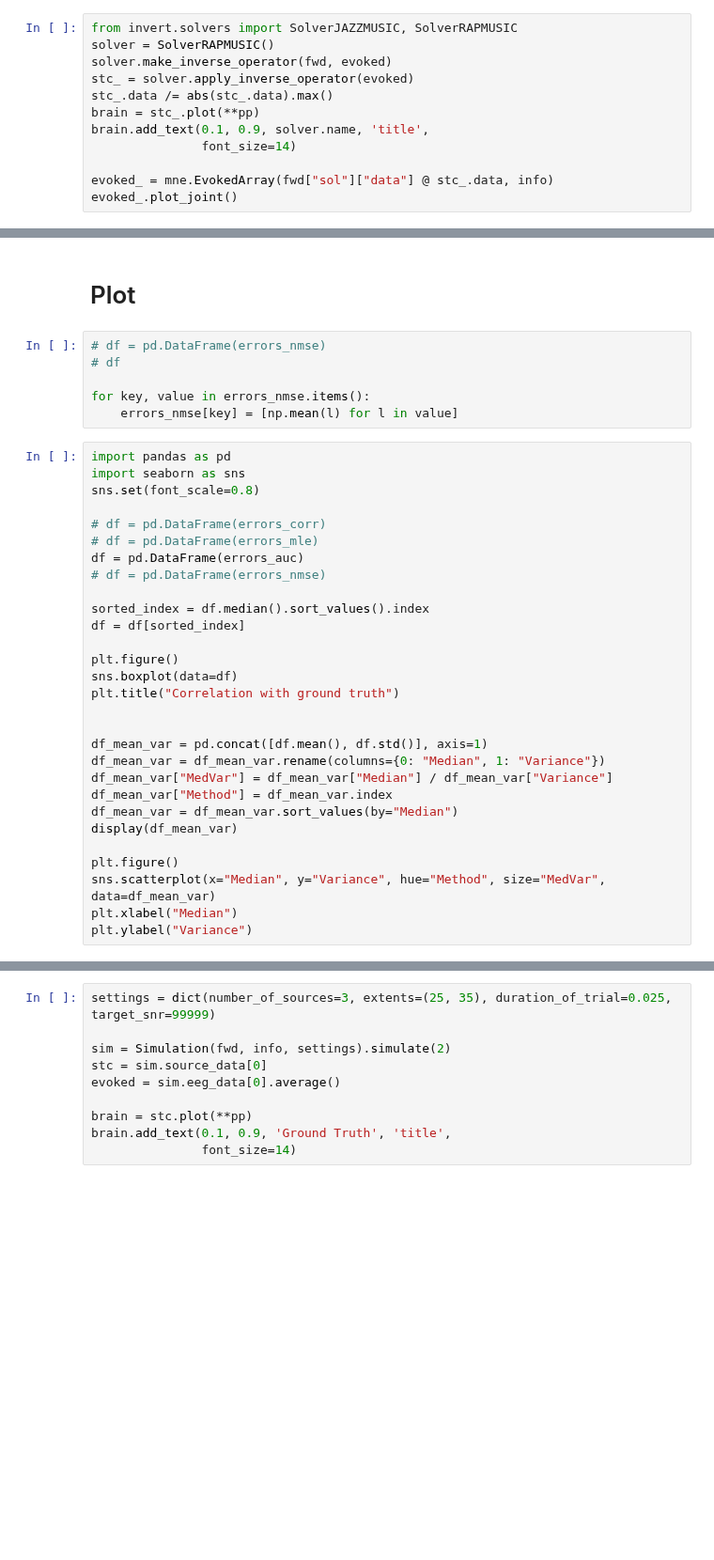
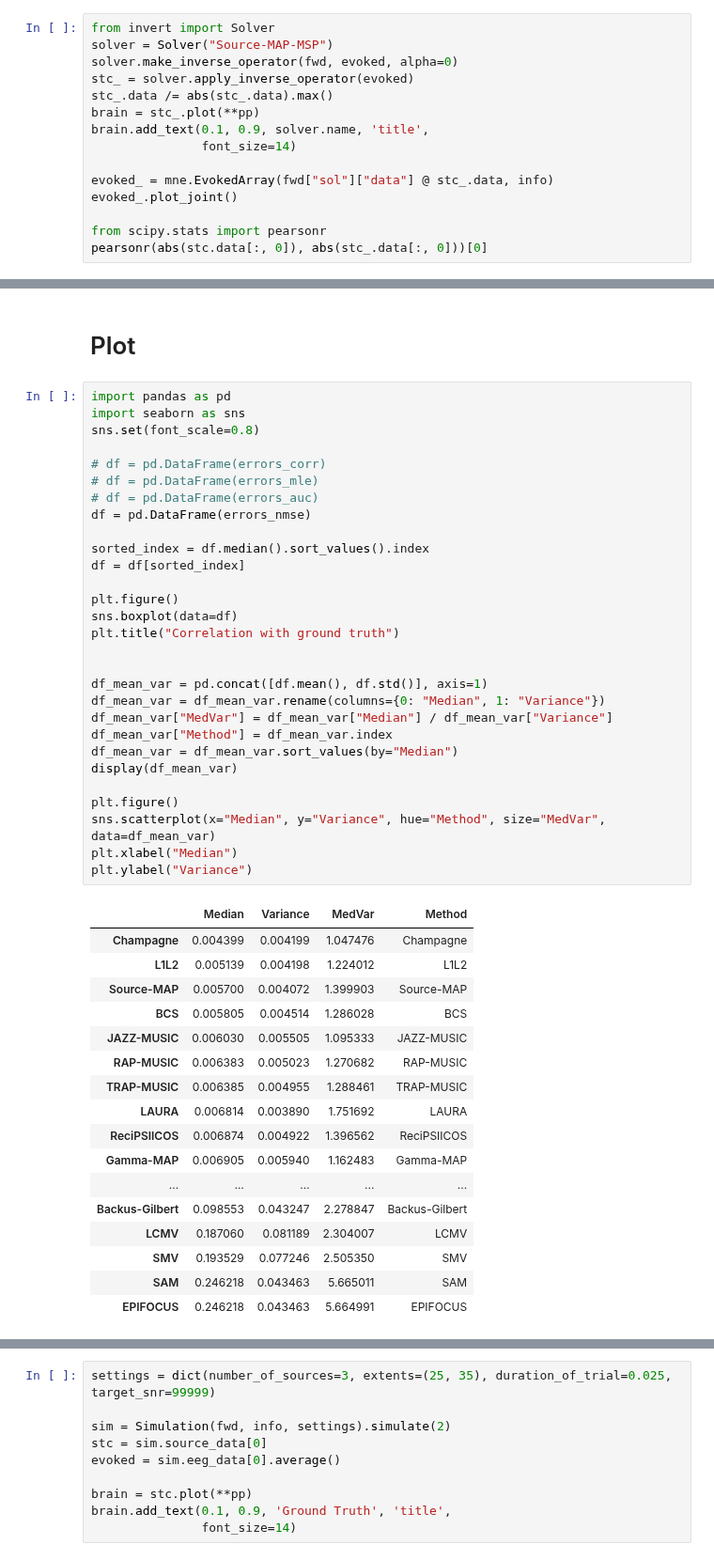
Before and after one commit to LukeTheHecker/invert, a Jupyter notebook: dev/evaluate.ipynb, the cells around one changed output, grey strips where cells are left out. Shown at 94% size. Drawn from its saved outputs; the diff is of its cells as text; blank space fills up the shorter version.

```diff
--- a/dev/evaluate.ipynb
+++ b/dev/evaluate.ipynb
@@ -84,7 +84,7 @@ Using control points [0.         0.         0.11952673]
 # %%
-from invert.solvers import SolverJAZZMUSIC, SolverRAPMUSIC
-solver = SolverRAPMUSIC()
-solver.make_inverse_operator(fwd, evoked)
+from invert import Solver
+solver = Solver("Source-MAP-MSP")
+solver.make_inverse_operator(fwd, evoked, alpha=0)
 stc_ = solver.apply_inverse_operator(evoked)
 stc_.data /= abs(stc_.data).max()
 brain = stc_.plot(**pp)
@@ -93,5 +93,8 @@ brain.add_text(0.1, 0.9, solver.name, 'title',
 
 evoked_ = mne.EvokedArray(fwd["sol"]["data"] @ stc_.data, info)
 evoked_.plot_joint()
+
+from scipy.stats import pearsonr
+pearsonr(abs(stc.data[:, 0]), abs(stc_.data[:, 0]))[0]
 # %% [output]
 No projector specified for this dataset. Please consider the method self.add_proj.
@@ -232,37 +376,49 @@ for key, val in errors_auc.items():
 # %% [markdown]
 # Plot
-# %%
-# df = pd.DataFrame(errors_nmse)
-# df
-
-for key, value in errors_nmse.items():
-    errors_nmse[key] = [np.mean(l) for l in value]
 # %%
 import pandas as pd
 import seaborn as sns
 sns.set(font_scale=0.8)
 
 # df = pd.DataFrame(errors_corr)
 # df = pd.DataFrame(errors_mle)
-df = pd.DataFrame(errors_auc)
-# df = pd.DataFrame(errors_nmse)
+# df = pd.DataFrame(errors_auc)
+df = pd.DataFrame(errors_nmse)
 
 sorted_index = df.median().sort_values().index
 df = df[sorted_index]
 
 plt.figure()
 sns.boxplot(data=df)
 plt.title("Correlation with ground truth")
 
 
 df_mean_var = pd.concat([df.mean(), df.std()], axis=1)
 df_mean_var = df_mean_var.rename(columns={0: "Median", 1: "Variance"})
 df_mean_var["MedVar"] = df_mean_var["Median"] / df_mean_var["Variance"]
 df_mean_var["Method"] = df_mean_var.index
 df_mean_var = df_mean_var.sort_values(by="Median")
 display(df_mean_var)
 
 plt.figure()
 sns.scatterplot(x="Median", y="Variance", hue="Method", size="MedVar", data=df_mean_var)
 plt.xlabel("Median")
 plt.ylabel("Variance")
+# %% [output]
+|  | Median | Variance | MedVar | Method |
+| Champagne | 0.004399 | 0.004199 | 1.047476 | Champagne |
+| L1L2 | 0.005139 | 0.004198 | 1.224012 | L1L2 |
+| Source-MAP | 0.005700 | 0.004072 | 1.399903 | Source-MAP |
+| BCS | 0.005805 | 0.004514 | 1.286028 | BCS |
+| JAZZ-MUSIC | 0.006030 | 0.005505 | 1.095333 | JAZZ-MUSIC |
+| RAP-MUSIC | 0.006383 | 0.005023 | 1.270682 | RAP-MUSIC |
+| TRAP-MUSIC | 0.006385 | 0.004955 | 1.288461 | TRAP-MUSIC |
+| LAURA | 0.006814 | 0.003890 | 1.751692 | LAURA |
+| ReciPSIICOS | 0.006874 | 0.004922 | 1.396562 | ReciPSIICOS |
+| Gamma-MAP | 0.006905 | 0.005940 | 1.162483 | Gamma-MAP |
+| ... | ... | ... | ... | ... |
+| Backus-Gilbert | 0.098553 | 0.043247 | 2.278847 | Backus-Gilbert |
+| LCMV | 0.187060 | 0.081189 | 2.304007 | LCMV |
+| SMV | 0.193529 | 0.077246 | 2.505350 | SMV |
+| SAM | 0.246218 | 0.043463 | 5.665011 | SAM |
+| EPIFOCUS | 0.246218 | 0.043463 | 5.664991 | EPIFOCUS |
```
Also changed, not shown: parts of 8 cells of this notebook, 7 other files.
